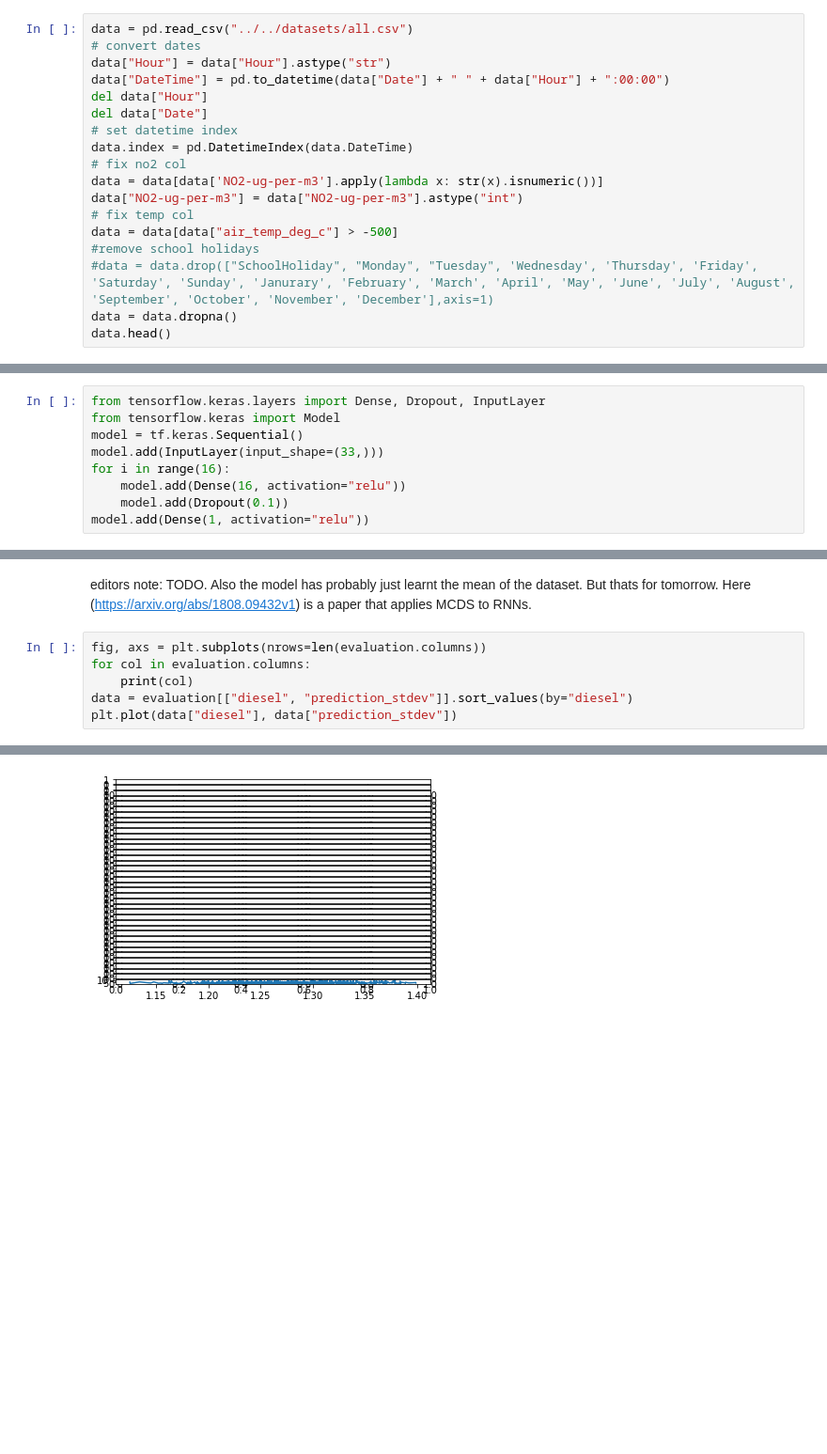
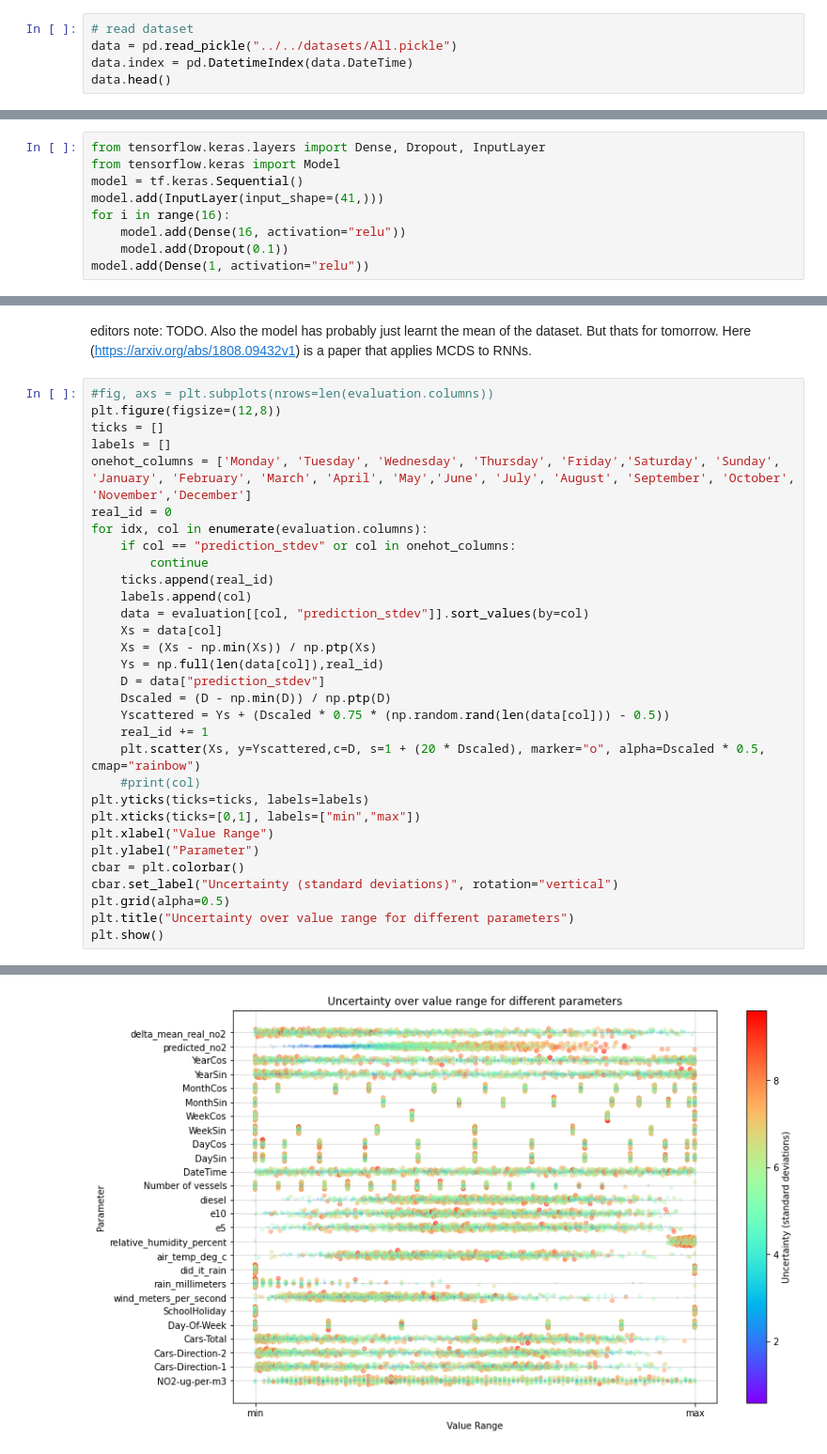
Before and after one commit to apexys/kiel_air_quality_tensorflow, a Jupyter notebook: models/monte-carlo/MonteCarloDropoutSampling.ipynb, the cells around one changed output, grey strips where cells are left out. Shown at 94% size. Drawn from its saved outputs; the diff is of its cells as text; blank space fills up the shorter version.

```diff
--- a/models/monte-carlo/MonteCarloDropoutSampling.ipynb
+++ b/models/monte-carlo/MonteCarloDropoutSampling.ipynb
@@ -20,22 +21,9 @@ print("TensorFlow version:", tf.__version__)
 # %% [output]
 TensorFlow version: 2.3.0
 # %%
-data = pd.read_csv("../../datasets/all.csv")
-# convert dates
-data["Hour"] = data["Hour"].astype("str")
-data["DateTime"] = pd.to_datetime(data["Date"] + " " + data["Hour"] + ":00:00")
-del data["Hour"]
-del data["Date"]
-# set datetime index
+# read dataset
+data = pd.read_pickle("../../datasets/All.pickle")
 data.index = pd.DatetimeIndex(data.DateTime)
-# fix no2 col
-data = data[data['NO2-ug-per-m3'].apply(lambda x: str(x).isnumeric())]
-data["NO2-ug-per-m3"] = data["NO2-ug-per-m3"].astype("int")
-# fix temp col
-data = data[data["air_temp_deg_c"] > -500]
-#remove school holidays
-#data = data.drop(["SchoolHoliday", "Monday", "Tuesday", 'Wednesday', 'Thursday', 'Friday', 'Saturday', 'Sunday', 'Janurary', 'February', 'March', 'April', 'May', 'June', 'July', 'August', 'September', 'October', 'November', 'December'],axis=1)
-data = data.dropna()
 data.head()
 # %% [output]
 |  | NO2-ug-per-m3 | Cars-Direction-1 | Cars-Direction-2 | Cars-Total | Day-Of-Week | Monday | Tuesday | ... |
@@ -76,7 +65,7 @@ We can now define our model
 from tensorflow.keras.layers import Dense, Dropout, InputLayer
 from tensorflow.keras import Model
 model = tf.keras.Sequential()
-model.add(InputLayer(input_shape=(33,)))
+model.add(InputLayer(input_shape=(41,)))
 for i in range(16):
     model.add(Dense(16, activation="relu"))
     model.add(Dropout(0.1))
@@ -147,9 +140,34 @@ Next, we will look at how the distribution of values in a single column influenc
 # %% [markdown]
 editors note: TODO. Also the model has probably just learnt the mean of the dataset. But thats for tomorrow. Here (https://arxiv.org/abs/1808.09432v1) is a paper that applies MCDS to RNNs.
 # %%
-fig, axs = plt.subplots(nrows=len(evaluation.columns))
-for col in evaluation.columns:
-    print(col)
-data = evaluation[["diesel", "prediction_stdev"]].sort_values(by="diesel")
-plt.plot(data["diesel"], data["prediction_stdev"])
+#fig, axs = plt.subplots(nrows=len(evaluation.columns))
+plt.figure(figsize=(12,8))
+ticks = []
+labels = []
+onehot_columns = ['Monday', 'Tuesday', 'Wednesday', 'Thursday', 'Friday','Saturday', 'Sunday', 'January', 'February', 'March', 'April', 'May','June', 'July', 'August', 'September', 'October', 'November','December']
+real_id = 0
+for idx, col in enumerate(evaluation.columns):
+    if col == "prediction_stdev" or col in onehot_columns:
+        continue
+    ticks.append(real_id)
+    labels.append(col)
+    data = evaluation[[col, "prediction_stdev"]].sort_values(by=col)
+    Xs = data[col]
+    Xs = (Xs - np.min(Xs)) / np.ptp(Xs)
+    Ys = np.full(len(data[col]),real_id)
+    D = data["prediction_stdev"]
+    Dscaled = (D - np.min(D)) / np.ptp(D)
+    Yscattered = Ys + (Dscaled * 0.75 * (np.random.rand(len(data[col])) - 0.5))
+    real_id += 1
+    plt.scatter(Xs, y=Yscattered,c=D, s=1 + (20 * Dscaled), marker="o", alpha=Dscaled * 0.5, cmap="rainbow")
+    #print(col)
+plt.yticks(ticks=ticks, labels=labels)
+plt.xticks(ticks=[0,1], labels=["min","max"])
+plt.xlabel("Value Range")
+plt.ylabel("Parameter")
+cbar = plt.colorbar()
+cbar.set_label("Uncertainty (standard deviations)", rotation="vertical")
+plt.grid(alpha=0.5)
+plt.title("Uncertainty over value range for different parameters")
+plt.show()
 # %% [output]
@@ -174 +174 @@ delta_mean_real_no2
-[figure, old version]
+[figure, new version]
```
Also changed, not shown: parts of 13 cells of this notebook.
